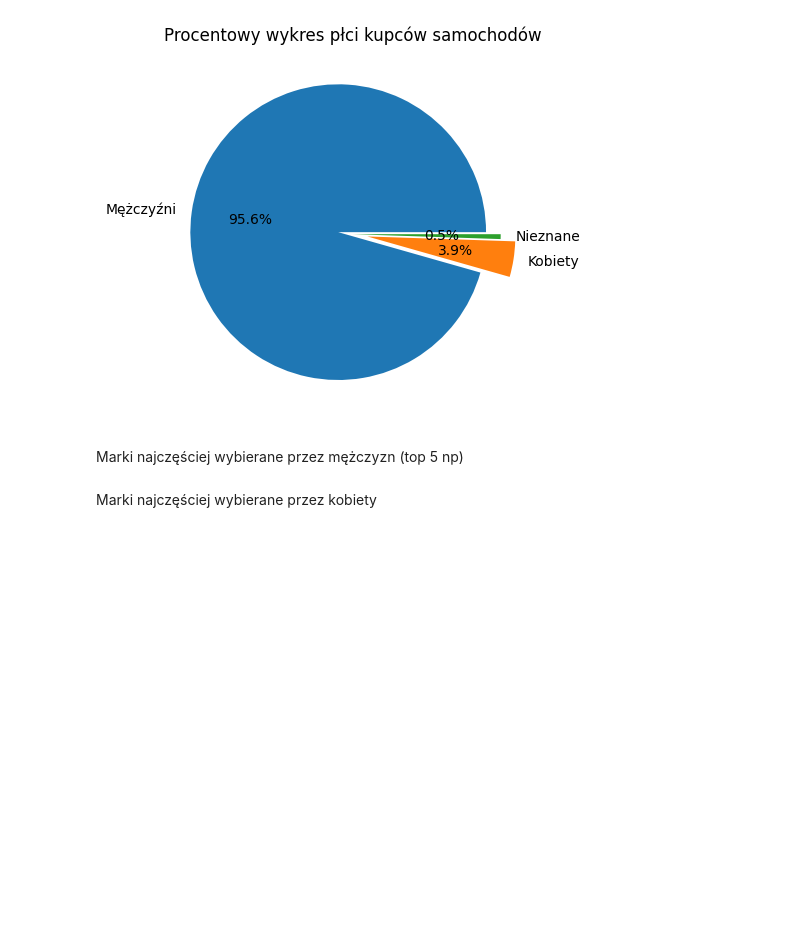
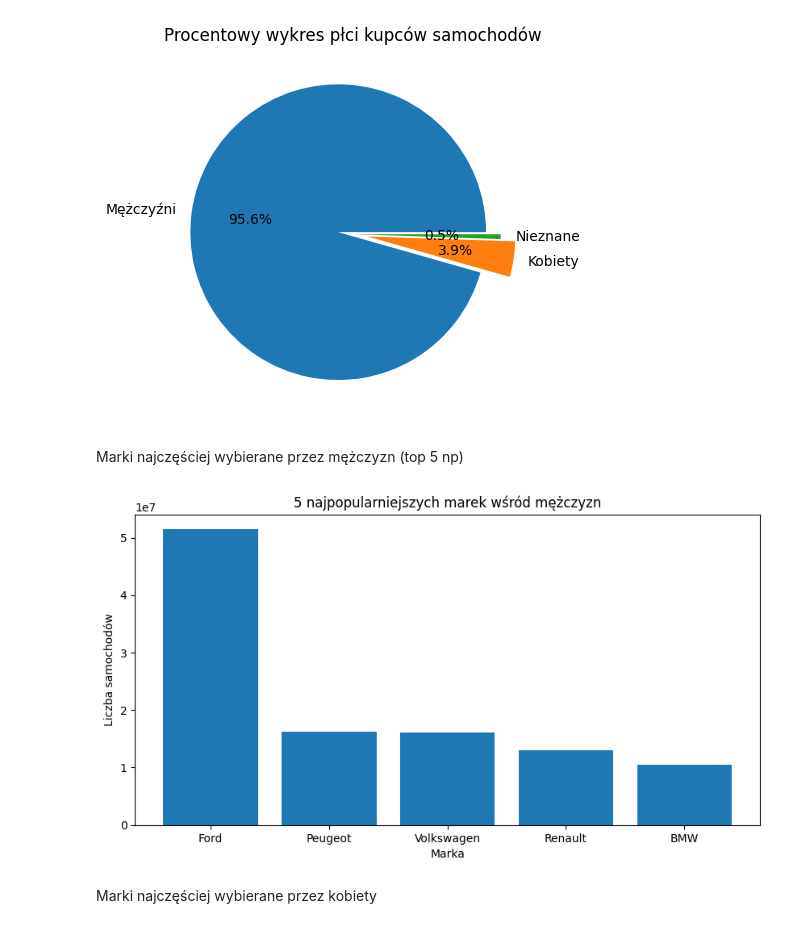
Before and after one commit to dyzioq/data-analysis-project, a Jupyter notebook: notebook.ipynb, the cells around one changed output. Cells and saved outputs as stored; diff of their text form; code cells hidden in the pictures; blank space fills up the shorter version.

```diff
--- a/notebook.ipynb
+++ b/notebook.ipynb
@@ -214,5 +200,32 @@ plt.show()
 [figure]
 # %% [markdown]
 Marki najczęściej wybierane przez mężczyzn (top 5 np)
+# %%
+listOfUniqueBrands = dataSet["Manufacturer"].unique().tolist()
+
+indexesToErase = []
+for i in range(len(listOfUniqueBrands)):
+    brand = listOfUniqueBrands[i]
+    rowsWithBrand = dataSet[dataSet["Manufacturer"]==brand] #rzedy danej marki
+    sum = rowsWithBrand["Male"].sum() #sumujemy ilosc samochodow danej marki kupionej przez mezczyzn
+    brand = [brand]
+    brand.append(sum)
+    listOfUniqueBrands[i] = brand
+
+
+topFiveBrands = sorted(listOfUniqueBrands, reverse=True, key=lambda x: x[1])[:5]
+
+x_values, y_values = zip(*topFiveBrands)
+
+
+fig, axes = plt.subplots(figsize=(10,5))
+plt.title("5 najpopularniejszych marek wśród mężczyzn")
+plt.bar(x_values, y_values)
+plt.xlabel("Marka")
+plt.ylabel("Liczba samochodów")
+
+plt.show()
+# %% [output]
+[figure, added]
 # %% [markdown]
 Marki najczęściej wybierane przez kobiety
```
Also changed, not shown: parts of 3 cells of this notebook.
